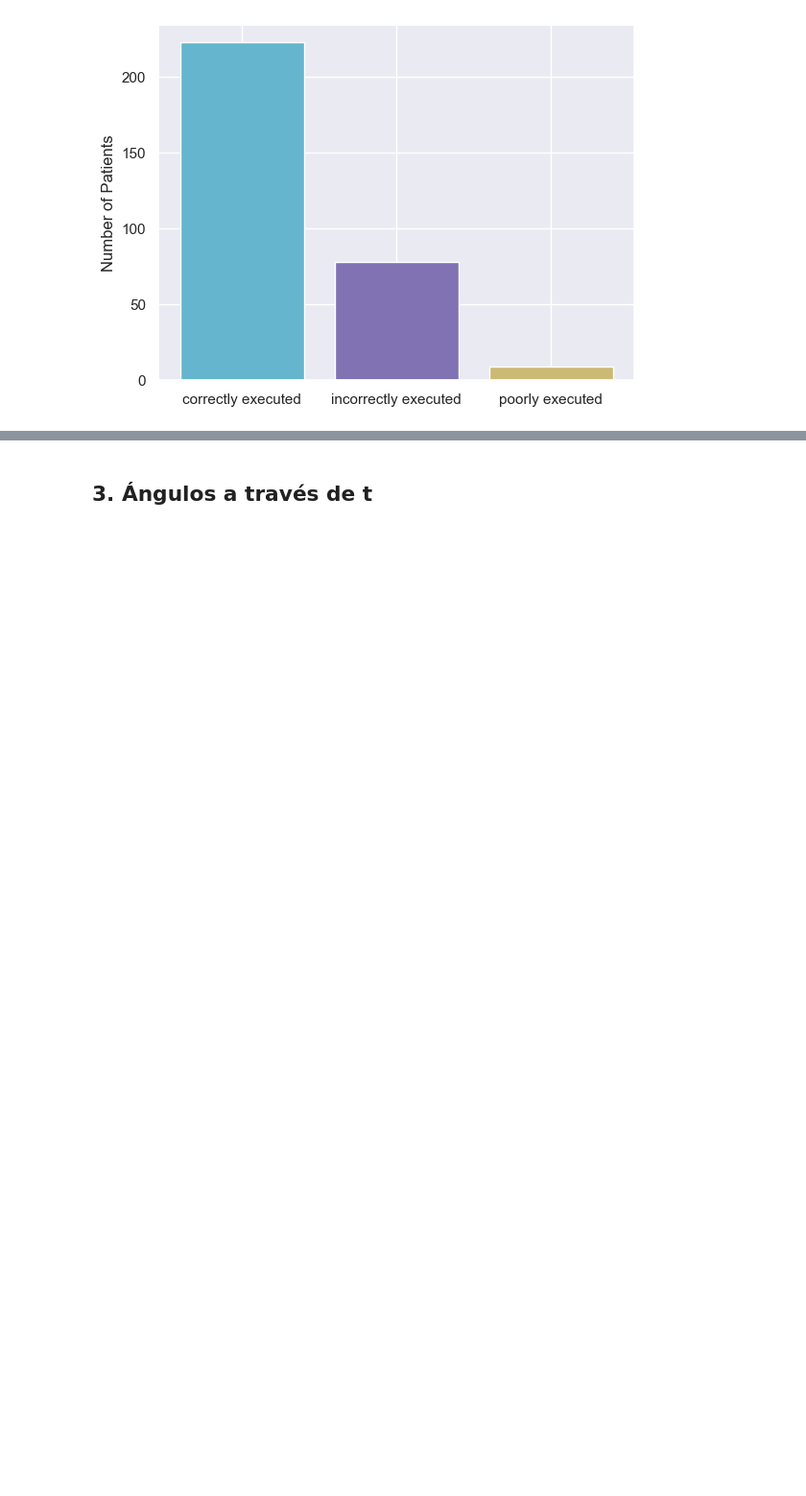
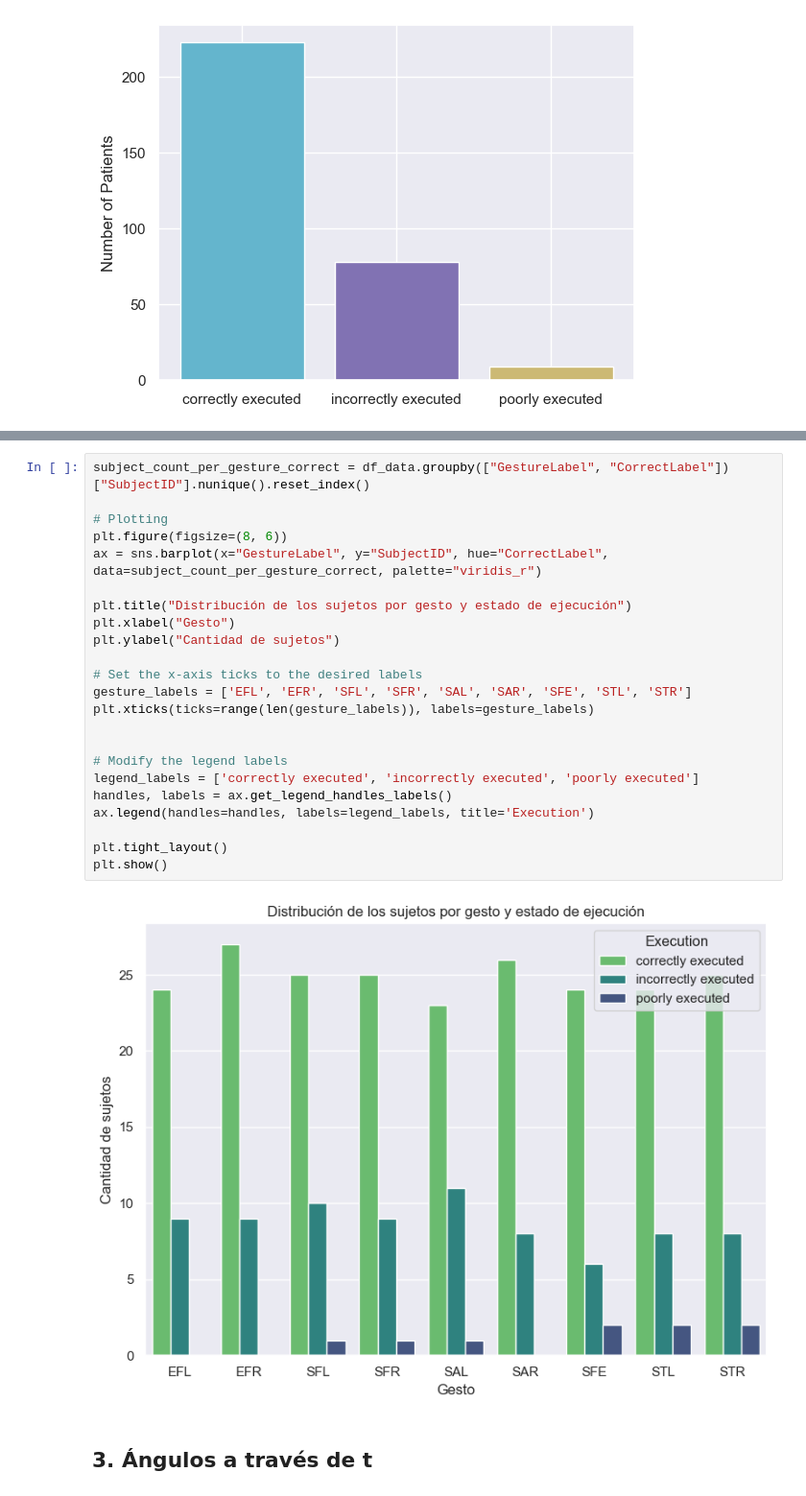
Before and after one commit to nmartinser/Telerehabilitation, a Jupyter notebook: notebooks/analisis_datos.ipynb, the cells around one changed output, grey strips where cells are left out. Shown at 96% size. Saved outputs shown, nothing was run; the diff lists cells and outputs as text; blank space fills up the shorter version.

```diff
--- a/notebooks/analisis_datos.ipynb
+++ b/notebooks/analisis_datos.ipynb
@@ -100,3 +116,28 @@ Text(0, 0.5, 'Number of Patients')
+# %%
+subject_count_per_gesture_correct = df_data.groupby(["GestureLabel", "CorrectLabel"])["SubjectID"].nunique().reset_index()
+
+# Plotting
+plt.figure(figsize=(8, 6))
+ax = sns.barplot(x="GestureLabel", y="SubjectID", hue="CorrectLabel", data=subject_count_per_gesture_correct, palette="viridis_r")
+
+plt.title("Distribución de los sujetos por gesto y estado de ejecución")
+plt.xlabel("Gesto")
+plt.ylabel("Cantidad de sujetos")
+
+# Set the x-axis ticks to the desired labels
+gesture_labels = ['EFL', 'EFR', 'SFL', 'SFR', 'SAL', 'SAR', 'SFE', 'STL', 'STR']
+plt.xticks(ticks=range(len(gesture_labels)), labels=gesture_labels)
+
+
+# Modify the legend labels
+legend_labels = ['correctly executed', 'incorrectly executed', 'poorly executed']
+handles, labels = ax.get_legend_handles_labels()
+ax.legend(handles=handles, labels=legend_labels, title='Execution')
+
+plt.tight_layout()
+plt.show()
+# %% [output]
+[figure, added]
 # %% [markdown]
 ## 3. Ángulos a través de t
 # %%
```
Also changed, not shown: parts of 1 cell of this notebook, 3 other files.
